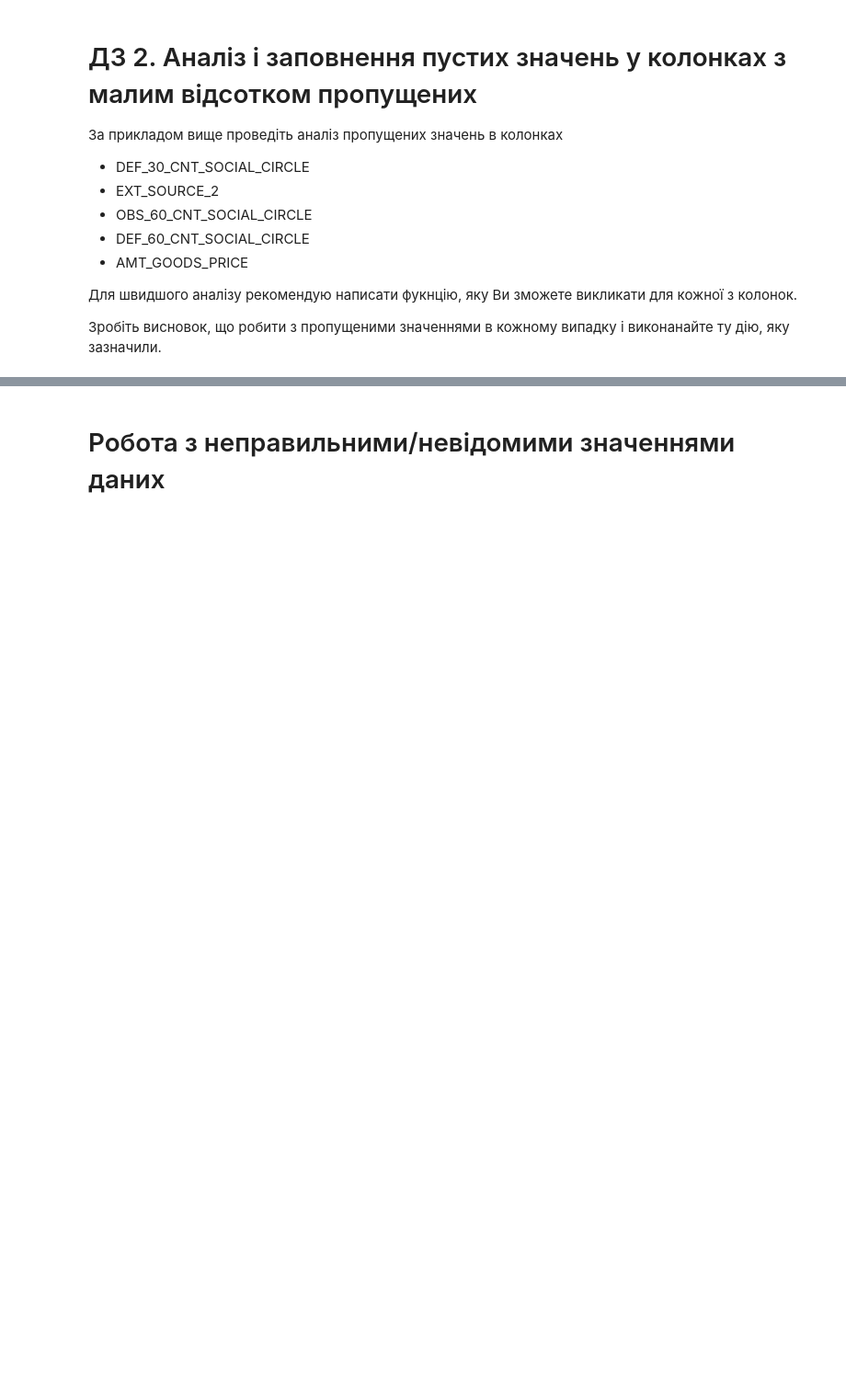
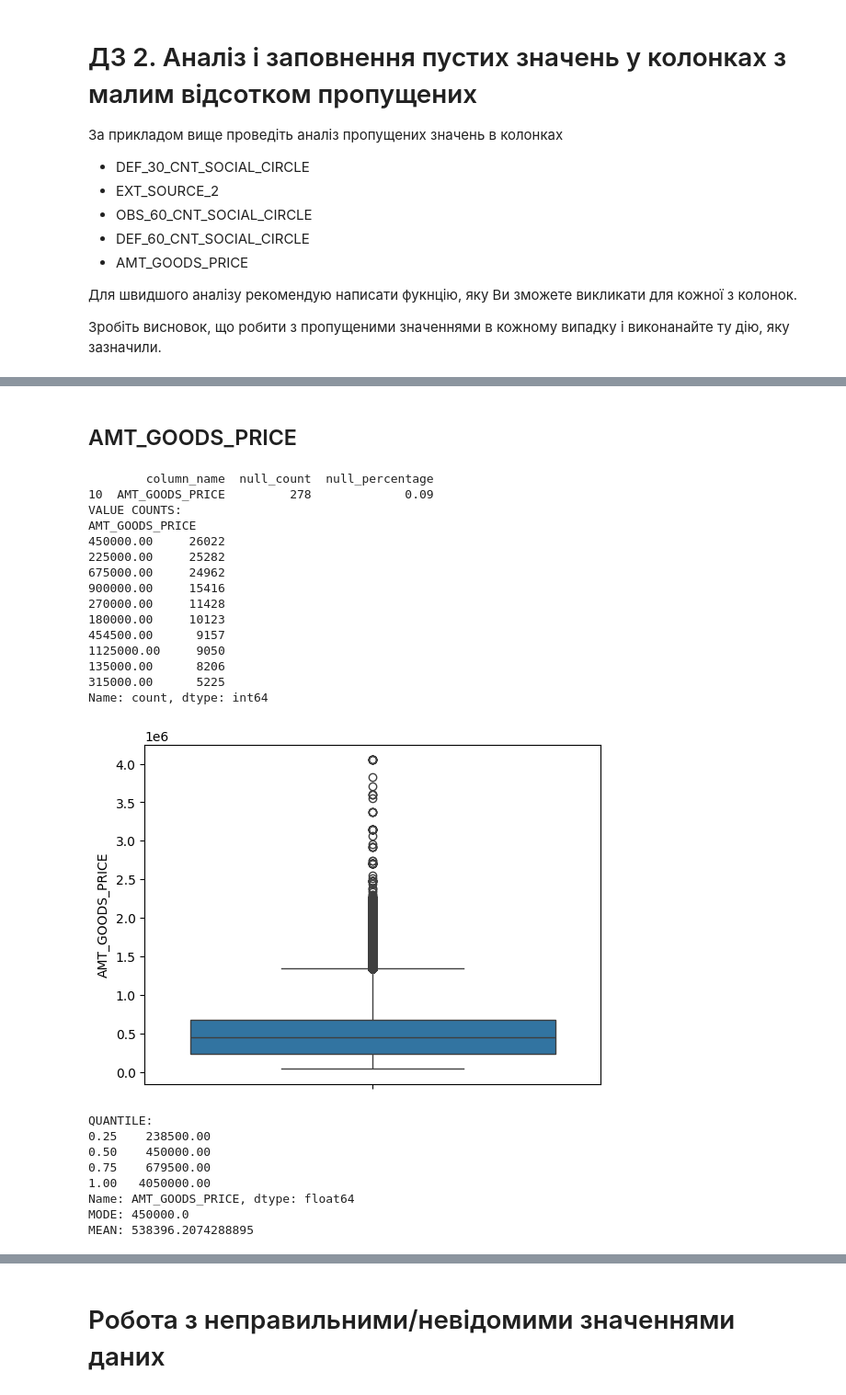
Before and after one commit to Johnny-Jackpot/python_for_ml_tasks, a Jupyter notebook: 1.2 Дослідницький аналіз даних/1_Credit_EDA.ipynb, the cells around one changed output, grey strips where cells are left out. Shown at 92% size. Saved outputs shown, nothing was run; the diff lists cells and outputs as text; code cells hidden in the pictures; blank space fills up the shorter version.

```diff
--- a/1.2 Дослідницький аналіз даних/1_Credit_EDA.ipynb
+++ b/1.2 Дослідницький аналіз даних/1_Credit_EDA.ipynb
@@ -842,0 +975,31 @@ For example, when doing 'df[col].method(value, inplace=True)', try using 'df.met
+# %%
+df.fillna({'DEF_60_CNT_SOCIAL_CIRCLE': df['DEF_60_CNT_SOCIAL_CIRCLE'].mode()[0]}, inplace = True)
+# %% [markdown]
+## AMT_GOODS_PRICE
+# %%
+hw2_analyse(df, null_df_under1, 'AMT_GOODS_PRICE')
+# %% [output]
+        column_name  null_count  null_percentage
+10  AMT_GOODS_PRICE         278             0.09
+VALUE COUNTS:
+AMT_GOODS_PRICE
+450000.00     26022
+225000.00     25282
+675000.00     24962
+900000.00     15416
+270000.00     11428
+180000.00     10123
+454500.00      9157
+1125000.00     9050
+135000.00      8206
+315000.00      5225
+Name: count, dtype: int64
+[figure, added]
+QUANTILE:
+0.25    238500.00
+0.50    450000.00
+0.75    679500.00
+1.00   4050000.00
+Name: AMT_GOODS_PRICE, dtype: float64
+MODE: 450000.0
+MEAN: 538396.2074288895
```
Also changed, not shown: parts of 23 cells of this notebook, 1 other file.
